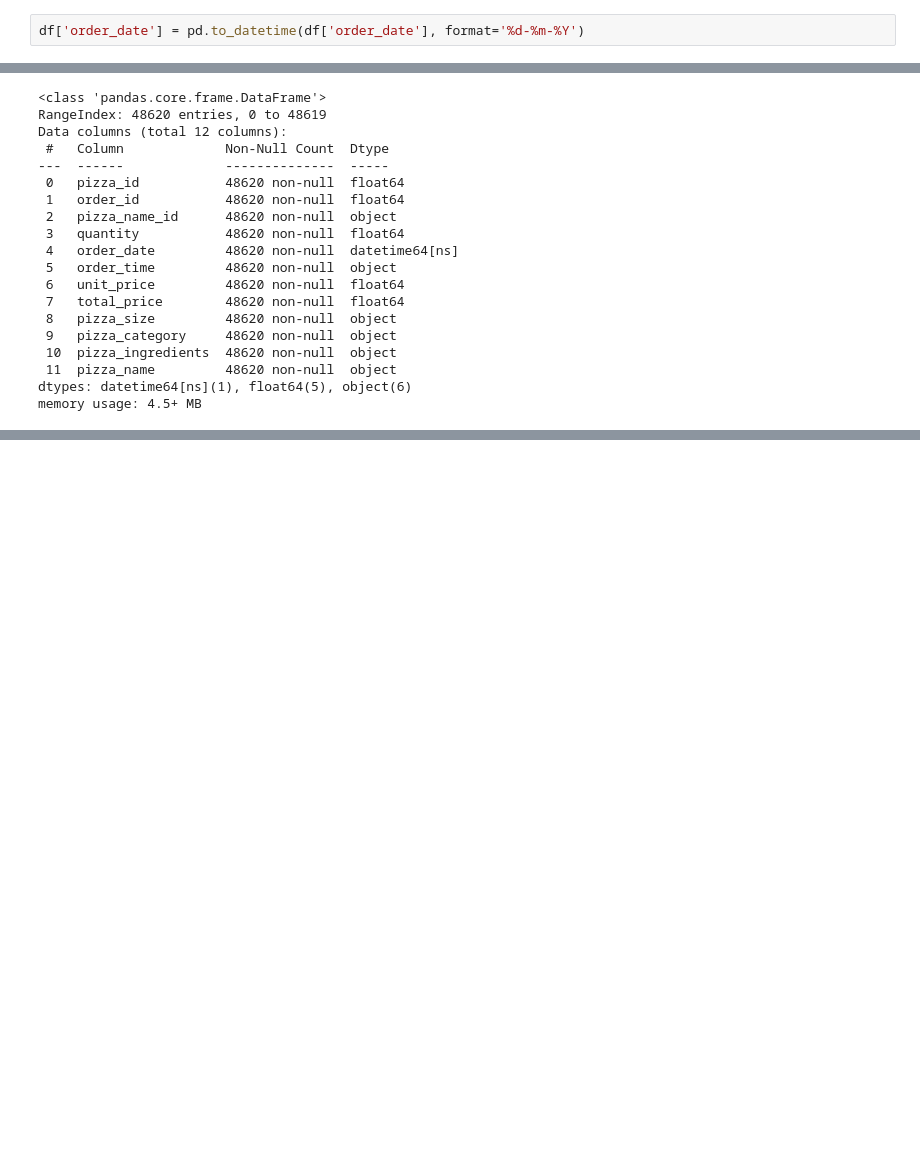
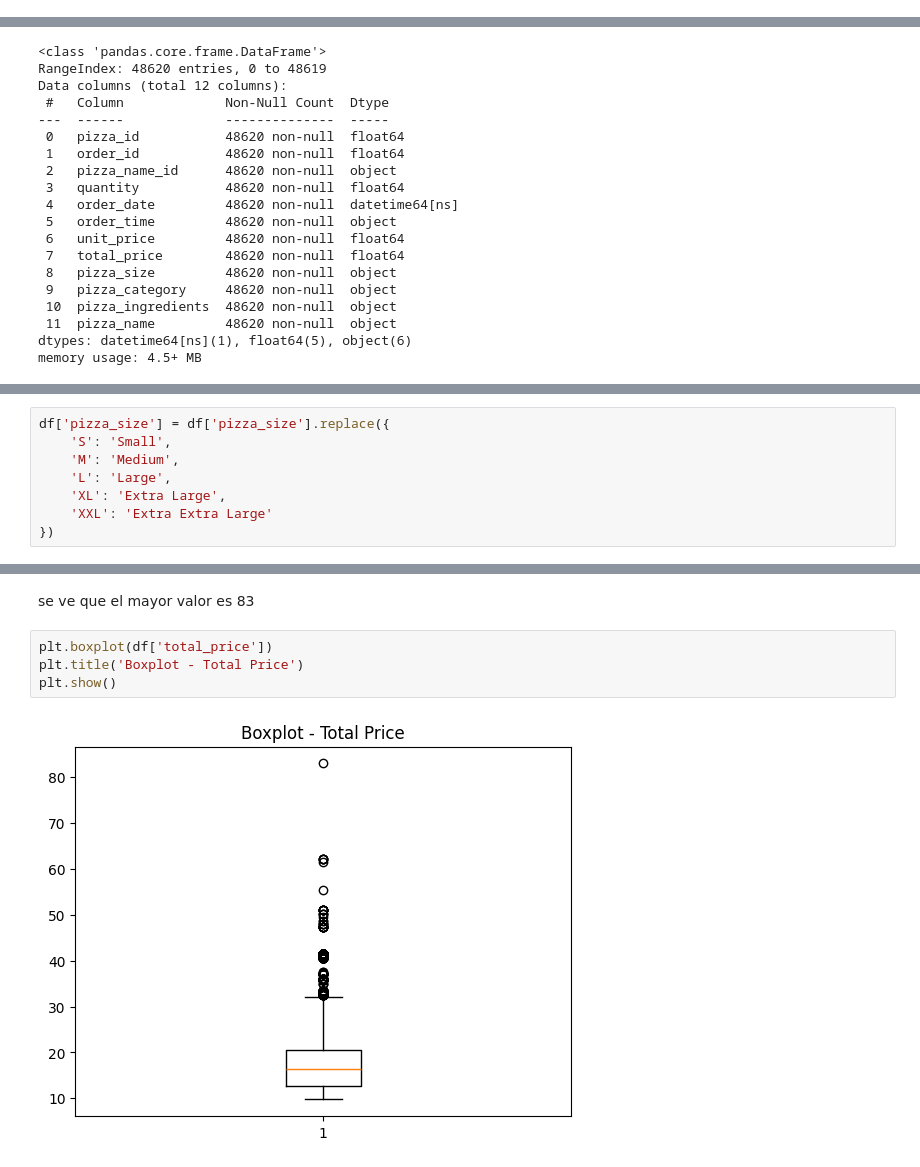
Before and after one commit to Juanjerezz/ciencia-de-datos, a Jupyter notebook: 4.EDA/Pizza_sales.ipynb, the cells around one changed output, grey strips where cells are left out. Cells and saved outputs as stored; diff of their text form; blank space fills up the shorter version.

```diff
--- a/4.EDA/Pizza_sales.ipynb
+++ b/4.EDA/Pizza_sales.ipynb
@@ -96,2 +105,0 @@ order_date esta puesto como OBJECT, por lo que hay que pasarlo a DATE y order_ti
-# %%
-df['order_date'] = pd.to_datetime(df['order_date'], format='%d-%m-%Y')
@@ -138,0 +151,8 @@ order_time ya  esta como datetime.time pero en info aparece como objeto, raro
+# %%
+df['pizza_size'] = df['pizza_size'].replace({
+    'S': 'Small',
+    'M': 'Medium',
+    'L': 'Large',
+    'XL': 'Extra Large',
+    'XXL': 'Extra Extra Large'
+})
@@ -138,0 +185,8 @@ order_time ya  esta como datetime.time pero en info aparece como objeto, raro
+# %% [markdown]
+se ve que el mayor valor es 83
+# %%
+plt.boxplot(df['total_price'])
+plt.title('Boxplot - Total Price')
+plt.show()
+# %% [output]
+[figure, added]
```
Also changed, not shown: parts of 33 cells of this notebook.
